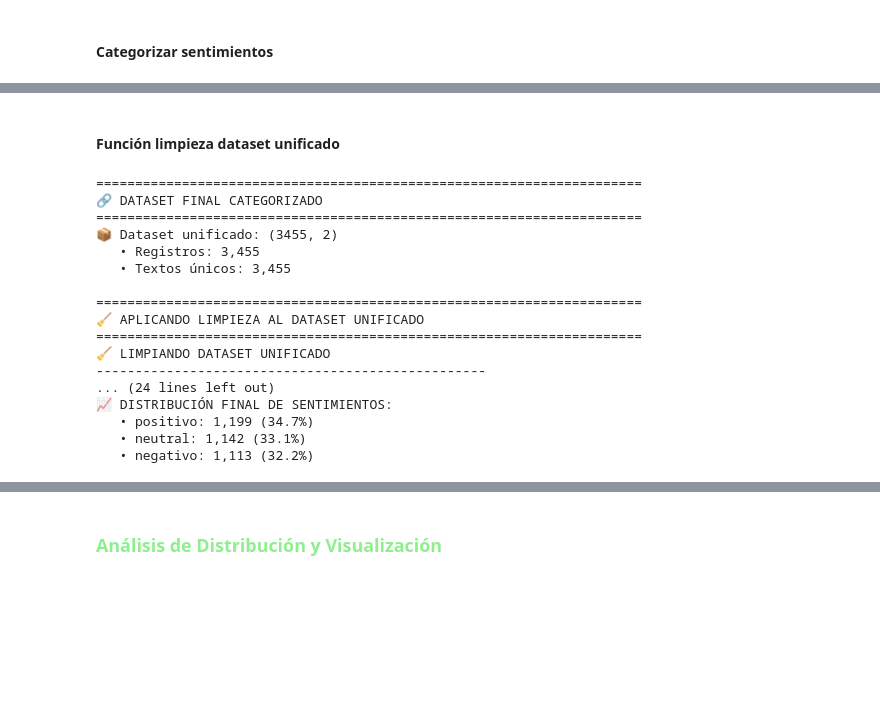
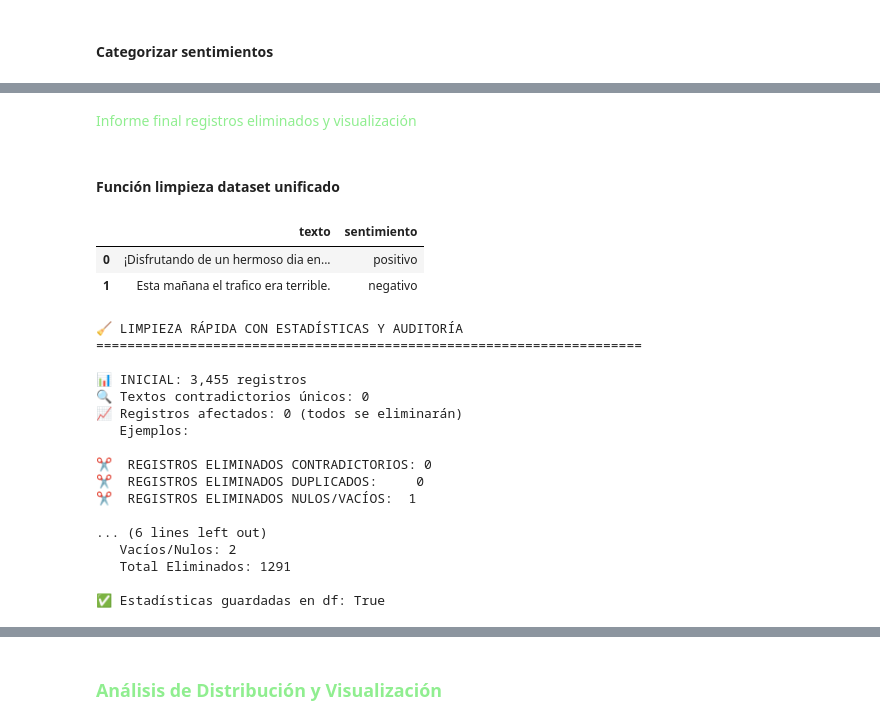
Before and after one commit to ml-punto-tech/sentiment-api, a Jupyter notebook: data-science/notebooks/Modelo_SentimentAPI.ipynb, the cells around one changed output, grey strips where cells are left out. Drawn from its saved outputs; the diff is of its cells as text; code cells hidden in the pictures; blank space fills up the shorter version.

```diff
--- a/data-science/notebooks/Modelo_SentimentAPI.ipynb
+++ b/data-science/notebooks/Modelo_SentimentAPI.ipynb
@@ -1061,2 +1130,4 @@ df_normalizado.sample(5)
+# %% [markdown]
+<font color=lightgreen size=12>Informe final registros eliminados y visualización</font>
 # %% [markdown]
 #### **Función limpieza dataset unificado**
@@ -1209,39 +1134,41 @@ def limpiar_final(data, verbose=True):
-# %%
-print("=" * 70)
-print("🔗 DATASET FINAL CATEGORIZADO")
-print("=" * 70)
-
-print(f"📦 Dataset unificado: {df_normalizado.shape}")
-print(f"   • Registros: {len(df_normalizado):,}")
-print(f"   • Textos únicos: {df_normalizado['texto'].nunique():,}")
-
-
-# %%
-print("\n" + "=" * 70)
-print("🧹 APLICANDO LIMPIEZA AL DATASET UNIFICADO")
-print("=" * 70)
-
-# Aplicar limpieza
-
-df_final = limpiar_final(df_normalizado, verbose=True)
-# %% [output]
-======================================================================
-🔗 DATASET FINAL CATEGORIZADO
-======================================================================
-📦 Dataset unificado: (3455, 2)
-   • Registros: 3,455
-   • Textos únicos: 3,455
-
-======================================================================
-🧹 APLICANDO LIMPIEZA AL DATASET UNIFICADO
-======================================================================
-🧹 LIMPIANDO DATASET UNIFICADO
---------------------------------------------------
-... (24 lines left out)
-📈 DISTRIBUCIÓN FINAL DE SENTIMIENTOS:
-   • positivo: 1,199 (34.7%)
-   • neutral: 1,142 (33.1%)
-   • negativo: 1,113 (32.2%)
+# %%
+df_normalizado.head(2)
+# %% [output]
+|  | texto | sentimiento |
+| 0 | ¡Disfrutando de un hermoso dia en... | positivo |
+| 1 | Esta mañana el trafico era terrible. | negativo |
+# %%
+# SEGUNDO PROCESO DE LIMPIEZA
+
+# 1.Llamar la función pasando el contador
+df_final, CONTADOR_GLOBAL, stats = limpieza_dataframe_unificado(
+    df_normalizado, col_texto='texto',col_sentimiento='sentimiento',
+    contador=CONTADOR_GLOBAL
+)
+
+
+df_final.estadisticas_limpieza = stats
+# 2. Verificar que las stats están en df_limpio
+# Esto está BIEN (verifica en df_final):
+print(f"\n✅ Estadísticas guardadas en df: {hasattr(df_final, 'estadisticas_limpieza')}")
+# %% [output]
+🧹 LIMPIEZA RÁPIDA CON ESTADÍSTICAS Y AUDITORÍA
+======================================================================
+
+📊 INICIAL: 3,455 registros
+🔍 Textos contradictorios únicos: 0
+📈 Registros afectados: 0 (todos se eliminarán)
+   Ejemplos:
+
+✂️  REGISTROS ELIMINADOS CONTRADICTORIOS: 0
+✂️  REGISTROS ELIMINADOS DUPLICADOS:     0
+✂️  REGISTROS ELIMINADOS NULOS/VACÍOS:  1
+
+... (6 lines left out)
+   Vacíos/Nulos: 2
+   Total Eliminados: 1291
+
+✅ Estadísticas guardadas en df: True
 # %%
 import plotly.graph_objects as go
 from plotly.subplots import make_subplots
```
Also changed, not shown: parts of 15 cells of this notebook, 1 other file.
